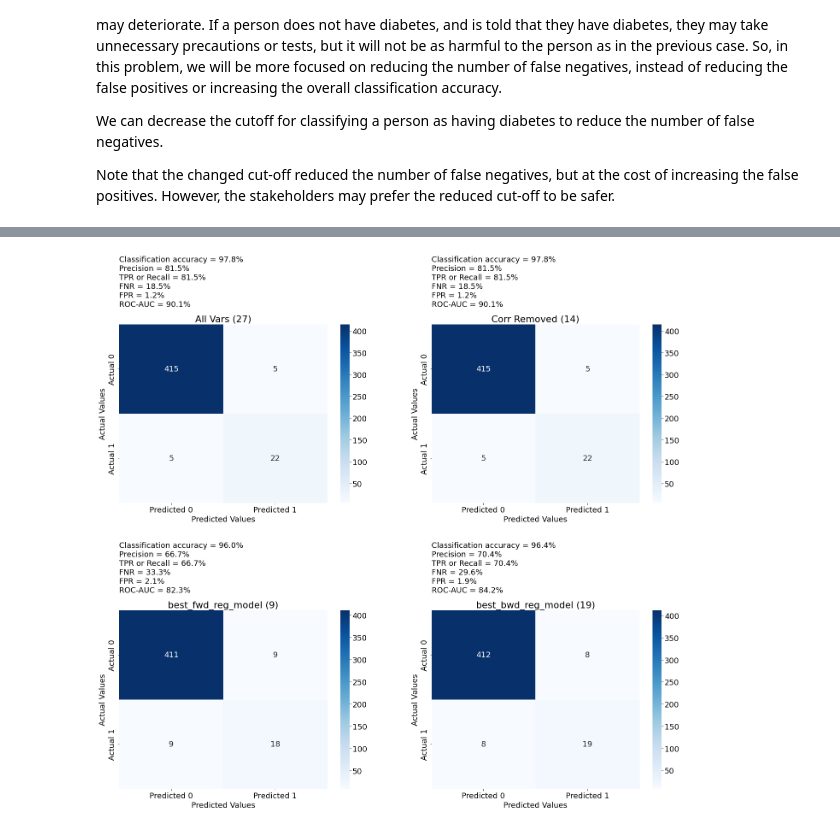
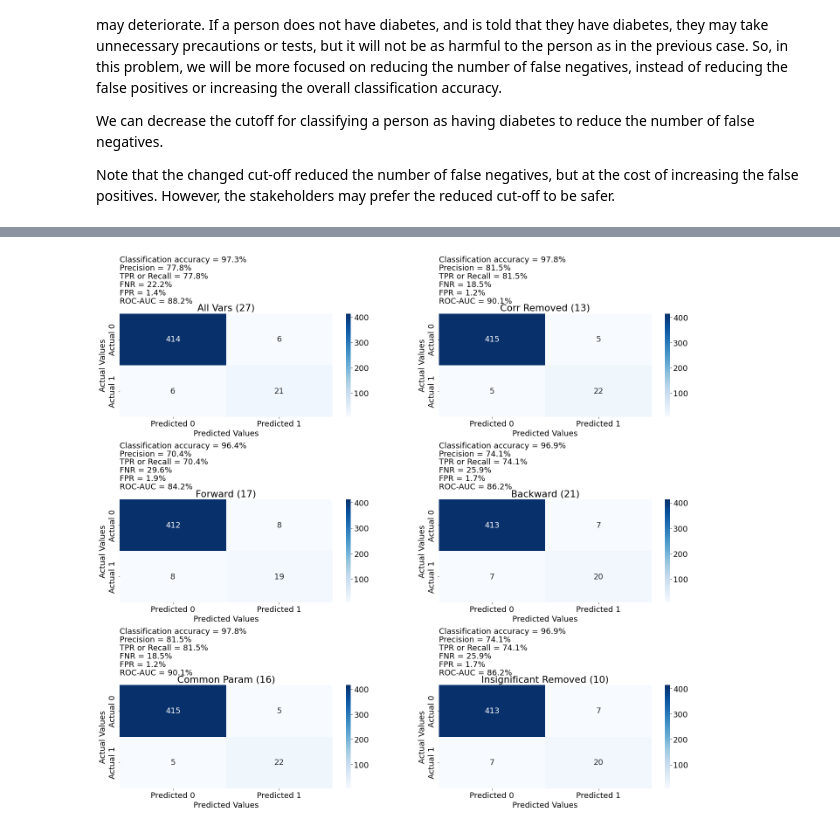
Before and after one commit to STShark00/IstanBulls, a Jupyter notebook: Create_Model.ipynb, the cells around one changed output, grey strips where cells are left out. Cells and saved outputs as stored; diff of their text form; code cells hidden in the pictures.

```diff
--- a/Create_Model.ipynb
+++ b/Create_Model.ipynb
@@ -912,5 +936,5 @@ BIC.ARGMIN + 1, BIC.MIN:  14 -1230.5611629372515
 # %%
-best_bwd_reg_model = models_best_bw['model'][19]
+best_bwd_reg_model = models_best_bw['model'][21]
 best_bwd_reg_model.summary()
 # %% [output]
 OLS Regression Results
@@ -1005,3 +1029,12 @@ in case of determining players that make it to the all stars, false negatives ar
 We can decrease the cutoff for classifying a person as having diabetes to reduce the number of false negatives.
 
 Note that the changed cut-off reduced the number of false negatives, but at the cost of increasing the false positives. However, the stakeholders may prefer the reduced cut-off to be safer.
+# %%
+best_fwd_reg_model_params = list(best_fwd_reg_model.params.index)
+best_bwd_reg_model_params = list(best_bwd_reg_model.params.index)
+common_params = set(best_fwd_reg_model_params).intersection(best_bwd_reg_model_params)
+common_params.remove("Intercept")
+common_params = list(common_params)
+print(len(common_params))
+logit_model_common_params = sm.logit(formula = 'AS~'+'+'.join(common_params), data = train_data).fit()
+logit_model_common_params.summary()
@@ -1007,0 +1093,7 @@ Note that the changed cut-off reduced the number of false negatives, but at the
+# %%
+insignificant_params = ['FTP', 'FGP', 'FTA', 'FT', 'eFGP', 'three_P']
+
+final_params = [p for p in common_params if p not in insignificant_params]
+print(final_params)
+logit_model_remove_insig = sm.logit(formula = 'AS~'+'+'.join(final_params), data = train_data).fit() #Developing logistic regression model
+logit_model_remove_insig.summary()
@@ -1009,13 +1149,15 @@ Note that the changed cut-off reduced the number of false negatives, but at the
 import matplotlib.pyplot as plt
 import seaborn as sns
 from sklearn.metrics import confusion_matrix, roc_curve, auc
+from collections import defaultdict
 
-
+accuracy_dict = defaultdict(list)
+precision_dict = defaultdict(list)
 
 
 def confusion_matrix_multi(model_list, label_list, test_ds, as_count):
-    fig, axs = plt.subplots(2, 2, figsize=(24, 20))
-    plt.subplots_adjust(hspace  = 0.6)
+    fig, axs = plt.subplots(3, 2, figsize=(24, 20))
+    plt.subplots_adjust(hspace  = 0.8)
     axs = axs.ravel()
 
     for i, model in enumerate(model_list):
@@ -1044,18 +1186,21 @@ def confusion_matrix_multi(model_list, label_list, test_ds, as_count):
         axs[i].set_xlabel("Predicted Values")
         axs[i].set_title(label_list[i])
         # Print the performance metrics
-        axs[i].text(0, 1.35, "Classification accuracy = {:.1%}".format(accuracy), horizontalalignment='left', transform=axs[i].transAxes)
-        axs[i].text(0, 1.3, "Precision = {:.1%}".format(precision), horizontalalignment='left', transform=axs[i].transAxes)
-        axs[i].text(0, 1.25, "TPR or Recall = {:.1%}".format(tpr), horizontalalignment='left', transform=axs[i].transAxes)
-        axs[i].text(0, 1.2, "FNR = {:.1%}".format(fnr), horizontalalignment='left', transform=axs[i].transAxes)
-        axs[i].text(0, 1.15, "FPR = {:.1%}".format(fpr), horizontalalignment='left', transform=axs[i].transAxes)
+        axs[i].text(0, 1.50, "Classification accuracy = {:.1%}".format(accuracy), horizontalalignment='left', transform=axs[i].transAxes)
+        axs[i].text(0, 1.42, "Precision = {:.1%}".format(precision), horizontalalignment='left', transform=axs[i].transAxes)
+        axs[i].text(0, 1.34, "TPR or Recall = {:.1%}".format(tpr), horizontalalignment='left', transform=axs[i].transAxes)
+        axs[i].text(0, 1.26, "FNR = {:.1%}".format(fnr), horizontalalignment='left', transform=axs[i].transAxes)
+        axs[i].text(0, 1.18, "FPR = {:.1%}".format(fpr), horizontalalignment='left', transform=axs[i].transAxes)
         axs[i].text(0, 1.1, "ROC-AUC = {:.1%}".format(auc_value), horizontalalignment='left', transform=axs[i].transAxes)
+
+        accuracy_dict[label_list[i]].append(accuracy)
+        precision_dict[label_list[i]].append(precision)
 # %%
-model_list = [logit_model_including_all, logit_model_less_corr, best_fwd_reg_model, best_bwd_reg_model]
-label_list = ["All Vars (27)", "Corr Removed (14)", "best_fwd_reg_model (9)", "best_bwd_reg_model (19)"]
+model_list = [logit_model_including_all, logit_model_less_corr, best_fwd_reg_model, best_bwd_reg_model, logit_model_common_params, logit_model_remove_insig]
+label_list = ["All Vars (27)", "Corr Removed (13)", "Forward (17)", "Backward (21)", "Common Param (16)", "Insignificant Removed (10)"]
 confusion_matrix_multi(model_list, label_list, test_2023, true_2023_as_count)
 # %% [output]
-[figure, old version]
+[figure, new version]
 # %%
 confusion_matrix_multi(model_list, label_list, test_2020, true_2020_as_count)
 # %% [output]
```
Also changed, not shown: parts of 58 cells of this notebook, 2 other files.
